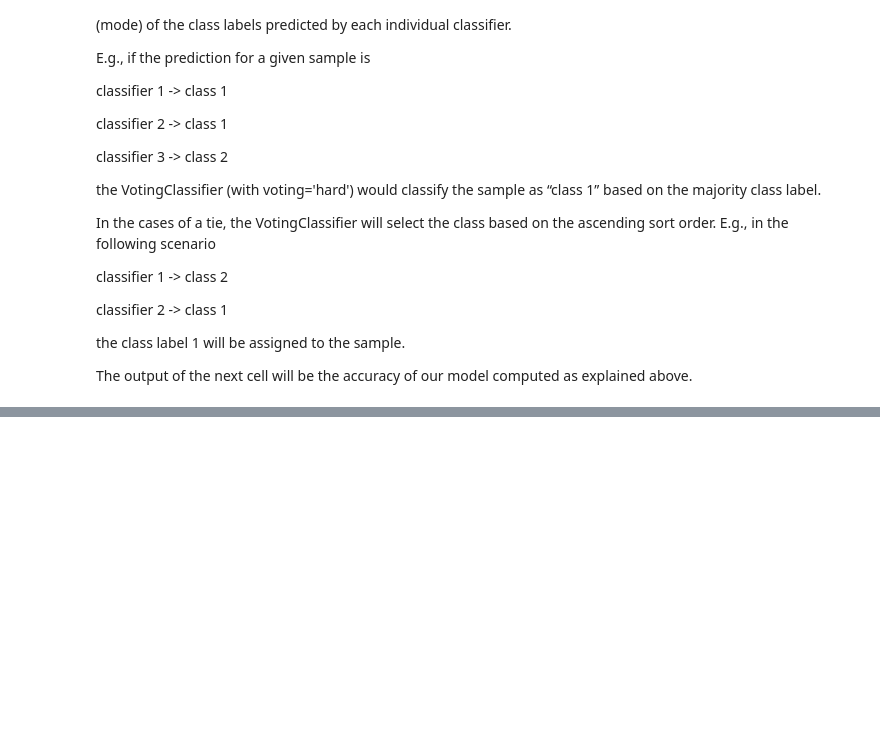
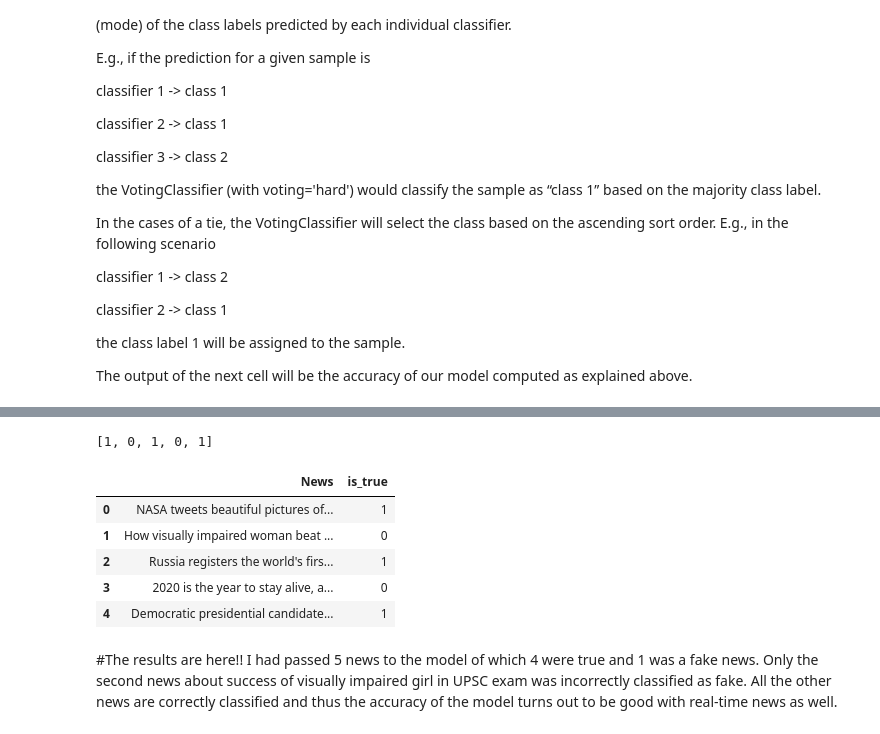
Before and after one commit to aadityadamle/FakeNews, a Jupyter notebook: Fake News Classifier.ipynb, the cells around one changed output, grey strips where cells are left out. Cells and saved outputs as stored; diff of their text form; code cells hidden in the pictures; blank space fills up the shorter version.

```diff
--- a/Fake News Classifier.ipynb
+++ b/Fake News Classifier.ipynb
@@ -548,0 +575,9 @@ weighted avg       0.93      0.93      0.93      5612
+# %%
+# First make a list of news
+newslist = []
+newslist.append("NASA tweets beautiful pictures of Mars. They may make you gasp in wonder")
+newslist.append("How visually impaired woman beat the odds to crack UPSC exam. She’s inspiring many including Mohammad Kaif")
+newslist.append("Russia registers the world's first Covid-19 vaccine, Putin says his daughter was given a shot")
+newslist.append("2020 is the year to stay alive, and don't think of profit or loss")
+newslist.append("Democratic presidential candidate Joe Biden and running mate Kamala Harris have attacked 'whining' President Donald Trump as an incompetent leader who has left the US 'in tatters'.")
+newslist
@@ -548,0 +590,4 @@ weighted avg       0.93      0.93      0.93      5612
+# %%
+# Then make a dataframe of single column using the list
+news_classification = pd.DataFrame(newslist, columns=["News"])
+news_classification
@@ -548,0 +601,22 @@ weighted avg       0.93      0.93      0.93      5612
+# %%
+# Then making predictions and storing in another list. In is_true column 0 - fake and 1 - true
+is_true = []
+for i in newslist:
+  is_true.append(nltk_ensemble.classify(find_features(i)))
+is_true
+# %% [output]
+[1, 0, 1, 0, 1]
+# %%
+# Finally appending the prediction to dataframe and printing it altogether
+news_classification["is_true"] = is_true
+news_classification
+# %% [output]
+|  | News | is_true |
+| 0 | NASA tweets beautiful pictures of... | 1 |
+| 1 | How visually impaired woman beat ... | 0 |
+| 2 | Russia registers the world's firs... | 1 |
+| 3 | 2020 is the year to stay alive, a... | 0 |
+| 4 | Democratic presidential candidate... | 1 |
+# %% [markdown]
+#The results are here!!
+I had passed 5 news to the model of which 4 were true and 1 was a fake news. Only the second news about success of visually impaired girl in UPSC exam was incorrectly classified as fake. All the other news are correctly classified and thus the accuracy of the model turns out to be good with real-time news as well.
```
Also changed, not shown: parts of 18 cells of this notebook.
